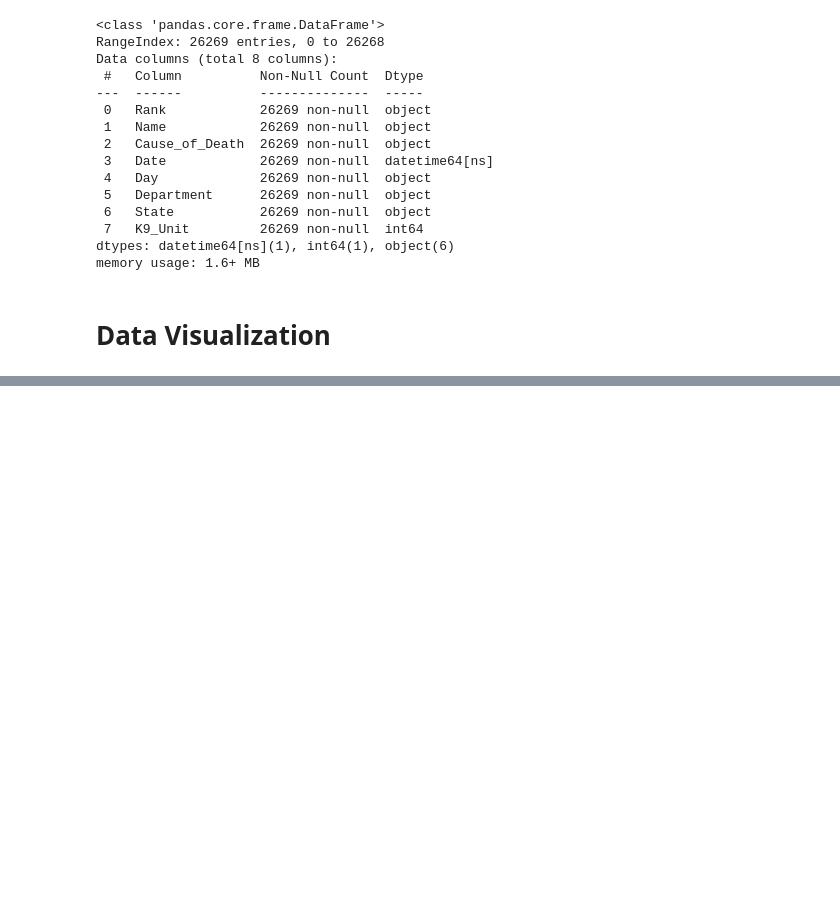
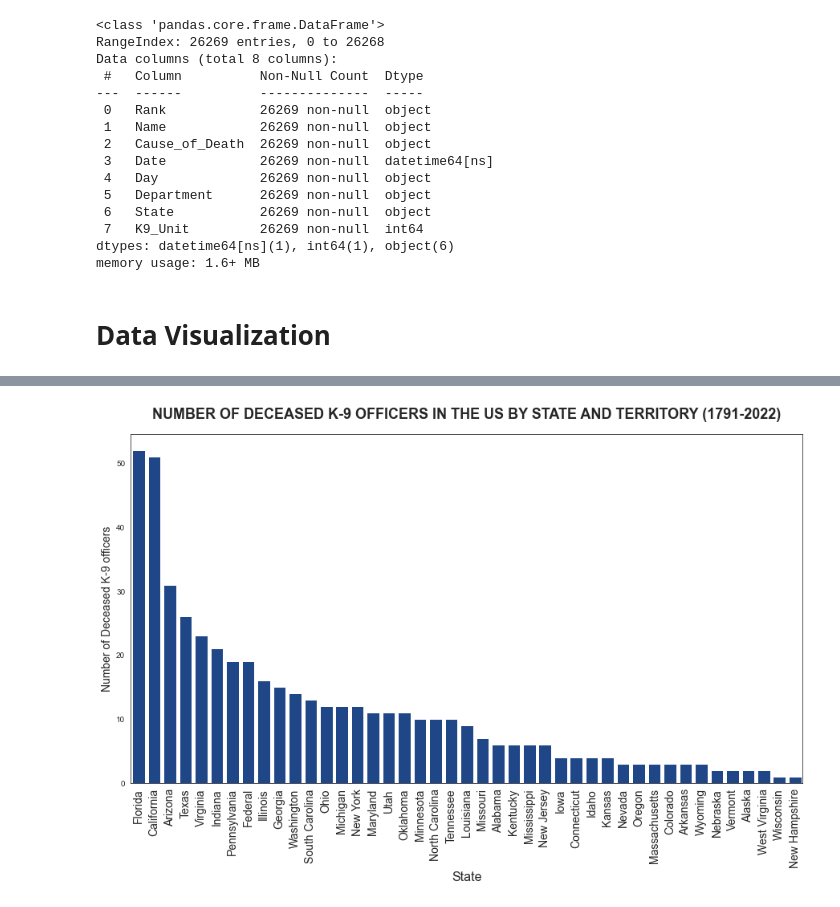
Before and after one commit to muniruelijah/Data_vizualization_of_police_dataset, a Jupyter notebook: Police-deaths-visualization.ipynb, the cells around one changed output, grey strips where cells are left out. Saved outputs shown, nothing was run; the diff lists cells and outputs as text; code cells hidden in the pictures; blank space fills up the shorter version.

```diff
--- a/Police-deaths-visualization.ipynb
+++ b/Police-deaths-visualization.ipynb
@@ -157,0 +145,20 @@ plt.show()
+# %%
+# Subset for the K9-Unit
+K9_Unit = police_df[police_df['K9_Unit'] == 1]
+
+# Count plot of the number of Deceased K9s in each state
+plt.figure(figsize=(15,8))
+sns.countplot(data = K9_Unit,
+            x = 'State',
+            color = '#0E4399',
+            order = K9_Unit['State'].value_counts().index
+            )
+plt.xticks(fontsize = 14, rotation = 90)
+plt.ylabel('Number of Deceased K-9 officers', fontsize = 14)
+plt.xlabel('State', fontsize = 16)
+plt.title('number of Deceased K-9 officers in the Us by state and territory (1791-2022)'.upper(),
+            fontdict= { 'fontsize' : 18, 'fontweight' :'bold'},
+            y = 1.03)
+plt.show()
+# %% [output]
+[figure, added]
```
Also changed, not shown: parts of 9 cells of this notebook.
